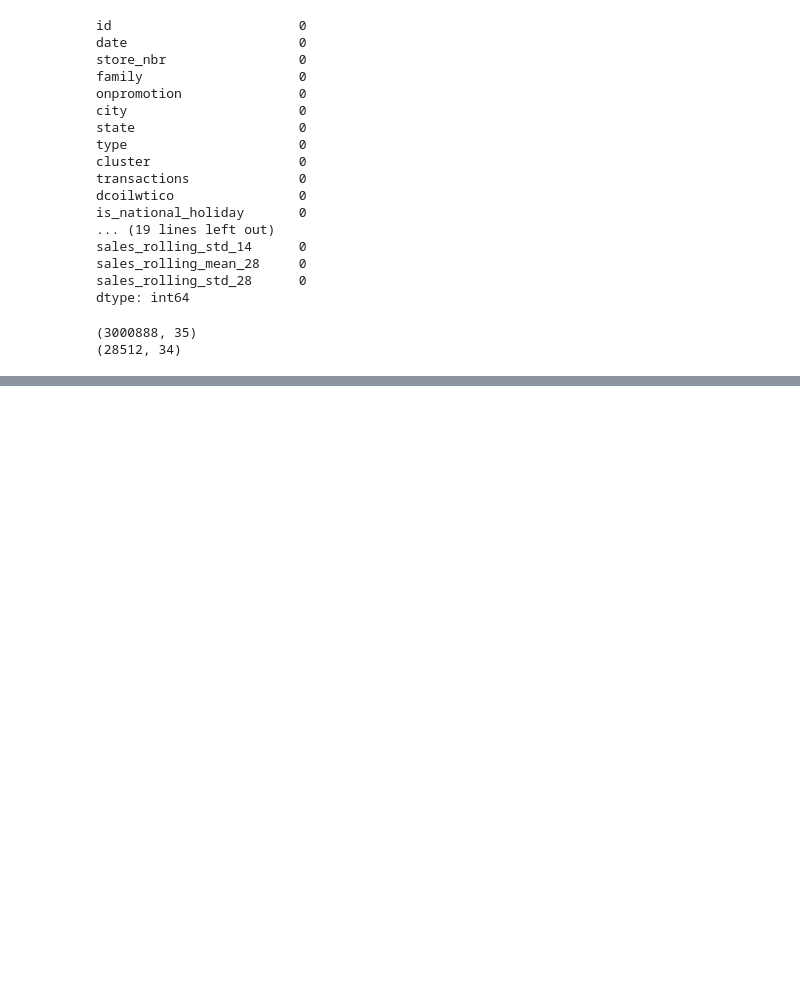
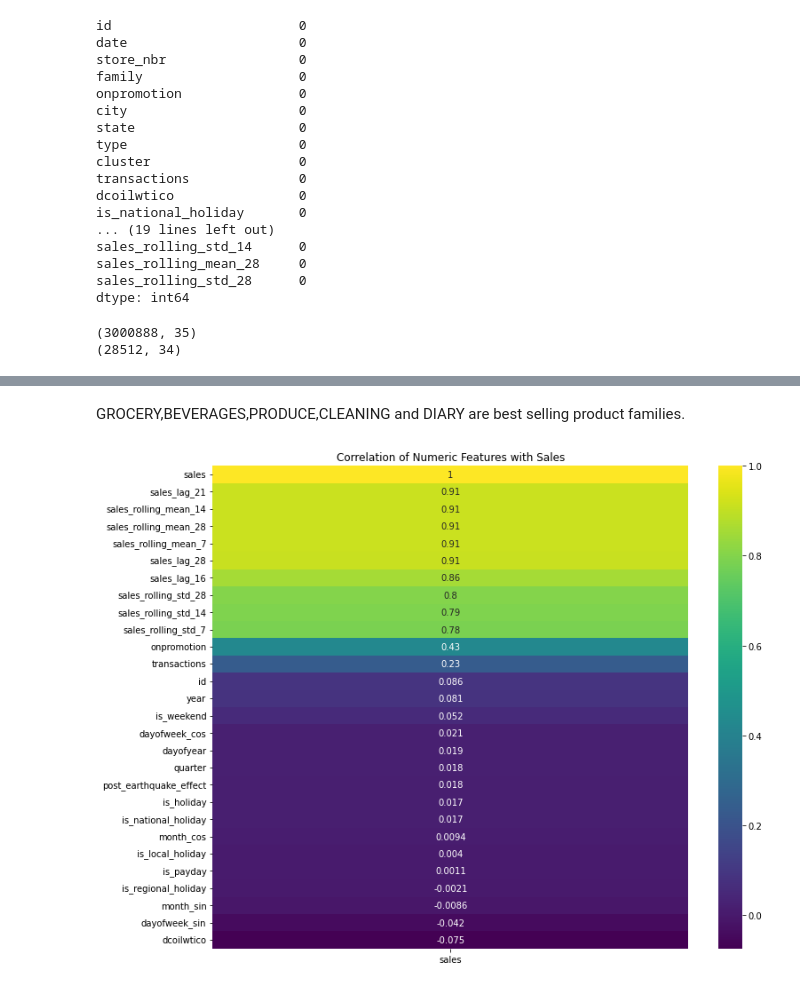
Before and after one commit to ShanilPraveen/Store-Sales---Time-Series-Forecasting, a Jupyter notebook: Store Sales-Time series forecasting.ipynb, the cells around one changed output, grey strips where cells are left out. Cells and saved outputs as stored; diff of their text form; code cells hidden in the pictures; blank space fills up the shorter version.

```diff
--- a/Store Sales-Time series forecasting.ipynb
+++ b/Store Sales-Time series forecasting.ipynb
@@ -576,0 +618,13 @@ print(test_final.shape)
+# %% [markdown]
+GROCERY,BEVERAGES,PRODUCE,CLEANING and DIARY are best selling product families.
+# %%
+# Correlation Heatmap
+numeric_cols = train_final.select_dtypes(include=np.number).columns.tolist()
+correlation_matrix = train_final[numeric_cols].corr()
+
+plt.figure(figsize=(12, 10))
+sns.heatmap(correlation_matrix[['sales']].sort_values(by='sales', ascending=False), annot=True, cmap='viridis')
+plt.title('Correlation of Numeric Features with Sales')
+plt.show()
+# %% [output]
+[figure, added]
```
Also changed, not shown: parts of 14 cells of this notebook.
